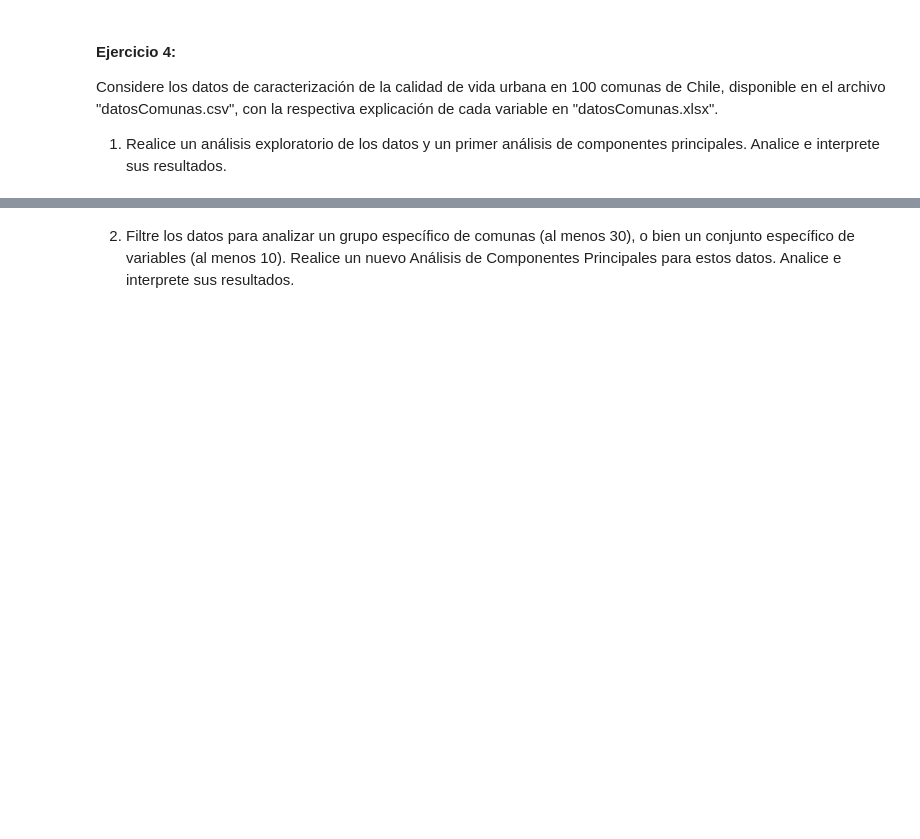
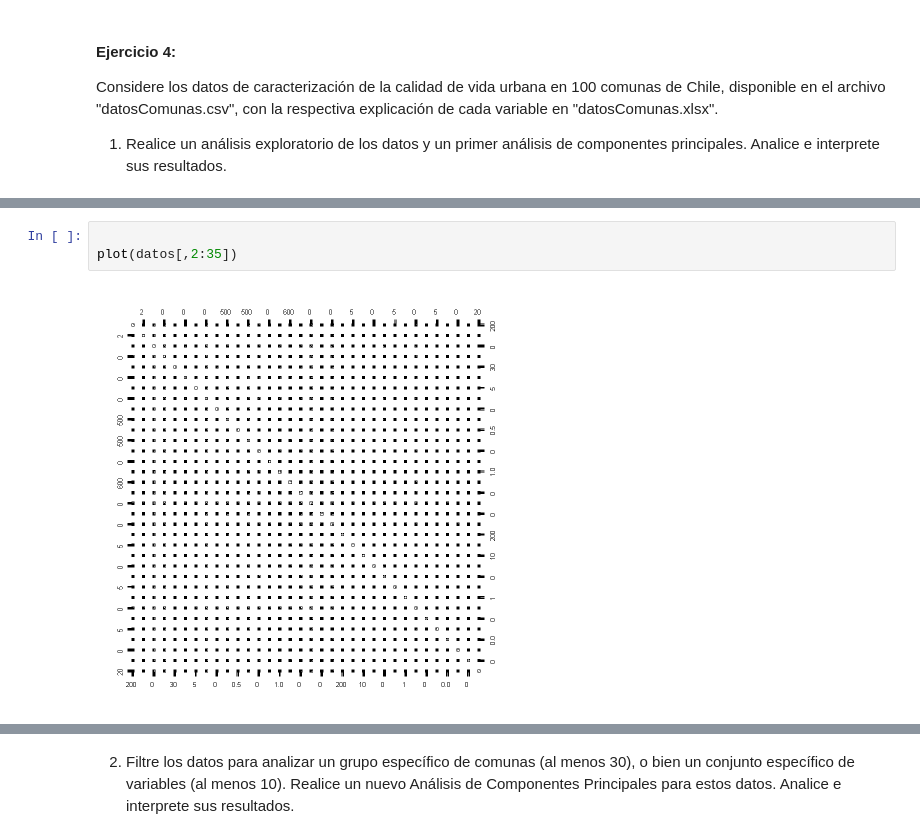
Before and after one commit to Nicol-Huaiquil/INFO257_PCA, a Jupyter notebook: PCA.ipynb, the cells around one changed output, grey strips where cells are left out. Drawn from its saved outputs; the diff is of its cells as text; blank space fills up the shorter version.

```diff
--- a/PCA.ipynb
+++ b/PCA.ipynb
@@ -509,0 +543,5 @@ Considere los datos de caracterización de la calidad  de vida urbana en 100 com
+# %%
+
+plot(datos[,2:35])
+# %% [output]
+[figure, added]
```
Also changed, not shown: parts of 7 cells of this notebook.
